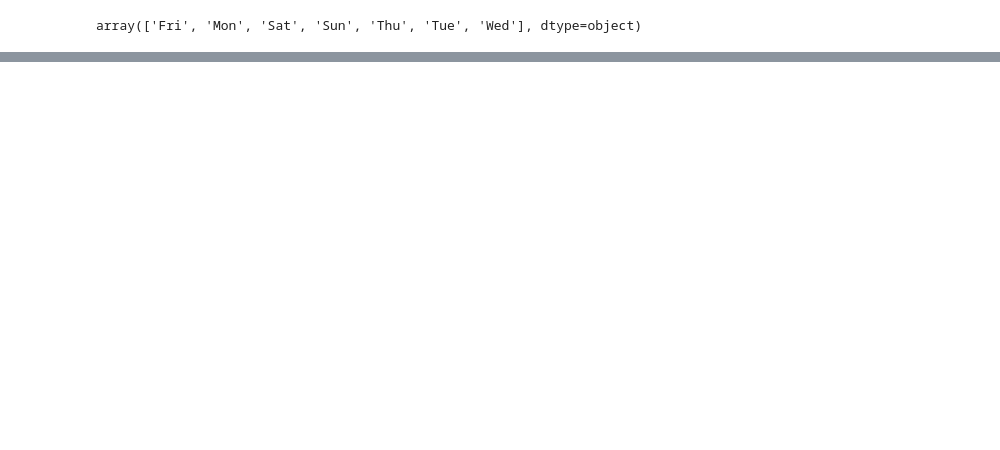
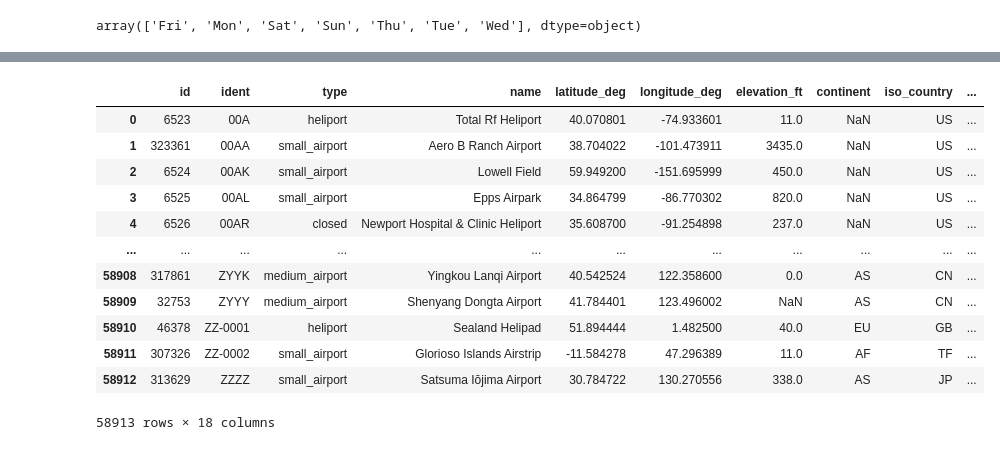
Before and after one commit to poormohammadf/fids_api, a Jupyter notebook: fids_sql.ipynb, the cells around one changed output, grey strips where cells are left out. Drawn from its saved outputs; the diff is of its cells as text; code cells hidden in the pictures; blank space fills up the shorter version.

```diff
--- a/fids_sql.ipynb
+++ b/fids_sql.ipynb
@@ -431,0 +505,17 @@ for i in ax.containers:
+# %%
+data = pd.read_csv('airports.csv')
+data
+# %% [output]
+|  | id | ident | type | name | latitude_deg | longitude_deg | elevation_ft | continent | iso_country | ... |
+| 0 | 6523 | 00A | heliport | Total Rf Heliport | 40.070801 | -74.933601 | 11.0 | NaN | US | ... |
+| 1 | 323361 | 00AA | small_airport | Aero B Ranch Airport | 38.704022 | -101.473911 | 3435.0 | NaN | US | ... |
+| 2 | 6524 | 00AK | small_airport | Lowell Field | 59.949200 | -151.695999 | 450.0 | NaN | US | ... |
+| 3 | 6525 | 00AL | small_airport | Epps Airpark | 34.864799 | -86.770302 | 820.0 | NaN | US | ... |
+| 4 | 6526 | 00AR | closed | Newport Hospital & Clinic Heliport | 35.608700 | -91.254898 | 237.0 | NaN | US | ... |
+| ... | ... | ... | ... | ... | ... | ... | ... | ... | ... | ... |
+| 58908 | 317861 | ZYYK | medium_airport | Yingkou Lanqi Airport | 40.542524 | 122.358600 | 0.0 | AS | CN | ... |
+| 58909 | 32753 | ZYYY | medium_airport | Shenyang Dongta Airport | 41.784401 | 123.496002 | NaN | AS | CN | ... |
+| 58910 | 46378 | ZZ-0001 | heliport | Sealand Helipad | 51.894444 | 1.482500 | 40.0 | EU | GB | ... |
+| 58911 | 307326 | ZZ-0002 | small_airport | Glorioso Islands Airstrip | -11.584278 | 47.296389 | 11.0 | AF | TF | ... |
+| 58912 | 313629 | ZZZZ | small_airport | Satsuma Iōjima Airport | 30.784722 | 130.270556 | 338.0 | AS | JP | ... |
+58913 rows × 18 columns
```
Also changed, not shown: parts of 55 cells of this notebook.
